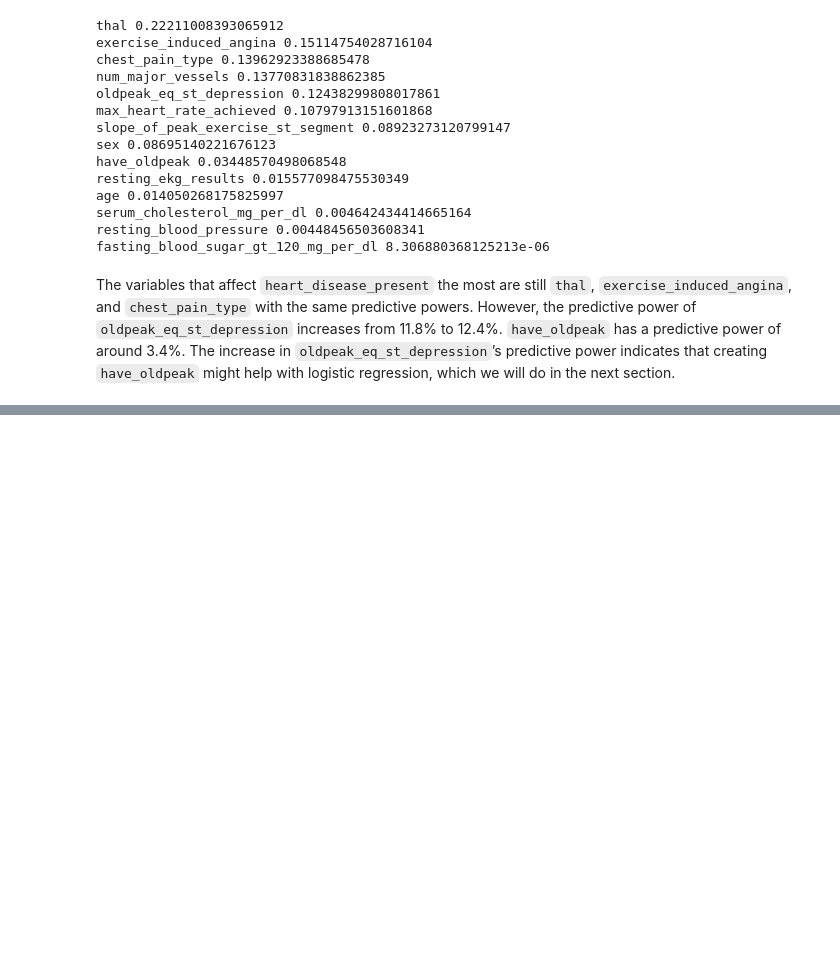
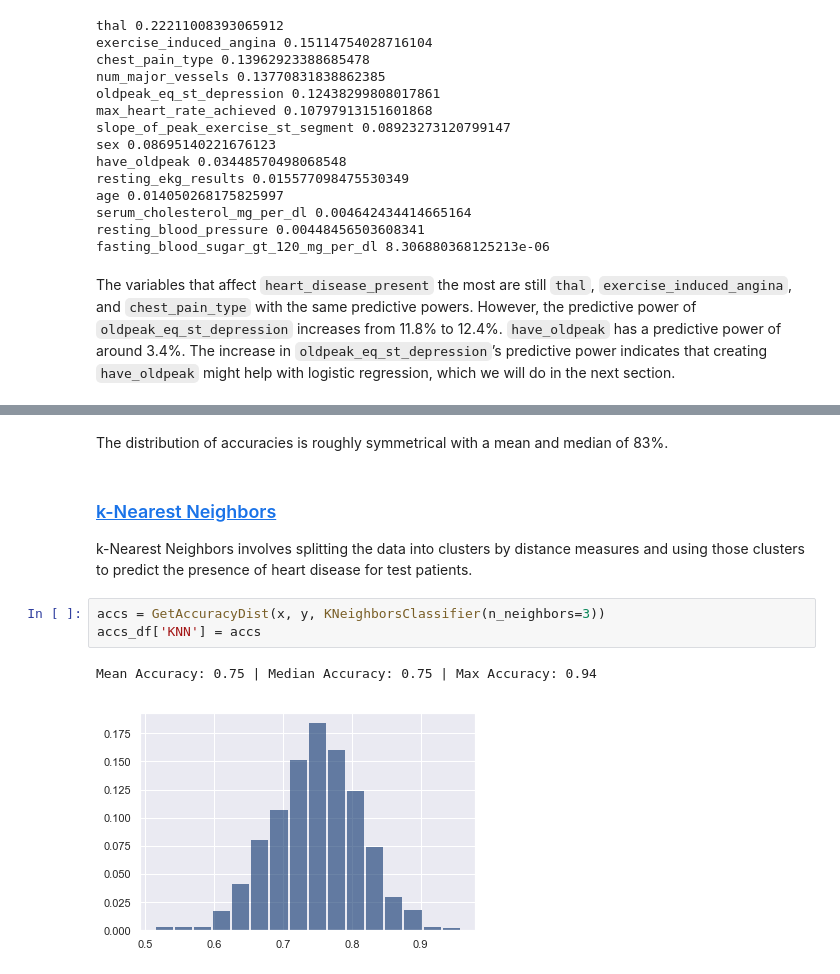
Before and after one commit to coverney/ThinkStats2, a Jupyter notebook: project3/project3.ipynb, the cells around one changed output, grey strips where cells are left out. Saved outputs shown, nothing was run; the diff lists cells and outputs as text; blank space fills up the shorter version.

```diff
--- a/project3/project3.ipynb
+++ b/project3/project3.ipynb
@@ -502,0 +593,12 @@ The variables that affect `heart_disease_present` the most are still `thal`, `ex
+# %% [markdown]
+The distribution of accuracies is roughly symmetrical with a mean and median of 83%.
+# %% [markdown]
+### [k-Nearest Neighbors](https://scikit-learn.org/stable/modules/generated/sklearn.neighbors.KNeighborsClassifier.html)
+
+k-Nearest Neighbors involves splitting the data into clusters by distance measures and using those clusters to predict the presence of heart disease for test patients.
+# %%
+accs = GetAccuracyDist(x, y, KNeighborsClassifier(n_neighbors=3))
+accs_df['KNN'] = accs
+# %% [output]
+Mean Accuracy: 0.75 | Median Accuracy: 0.75 | Max Accuracy: 0.94
+[figure, added]
```
Also changed, not shown: parts of 41 cells of this notebook.
